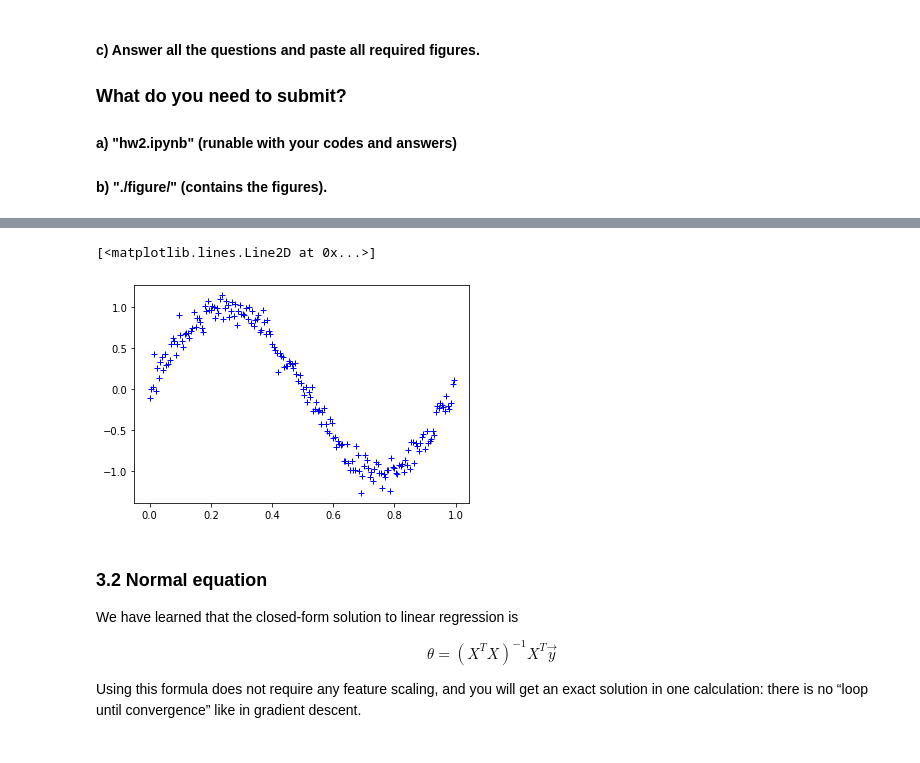
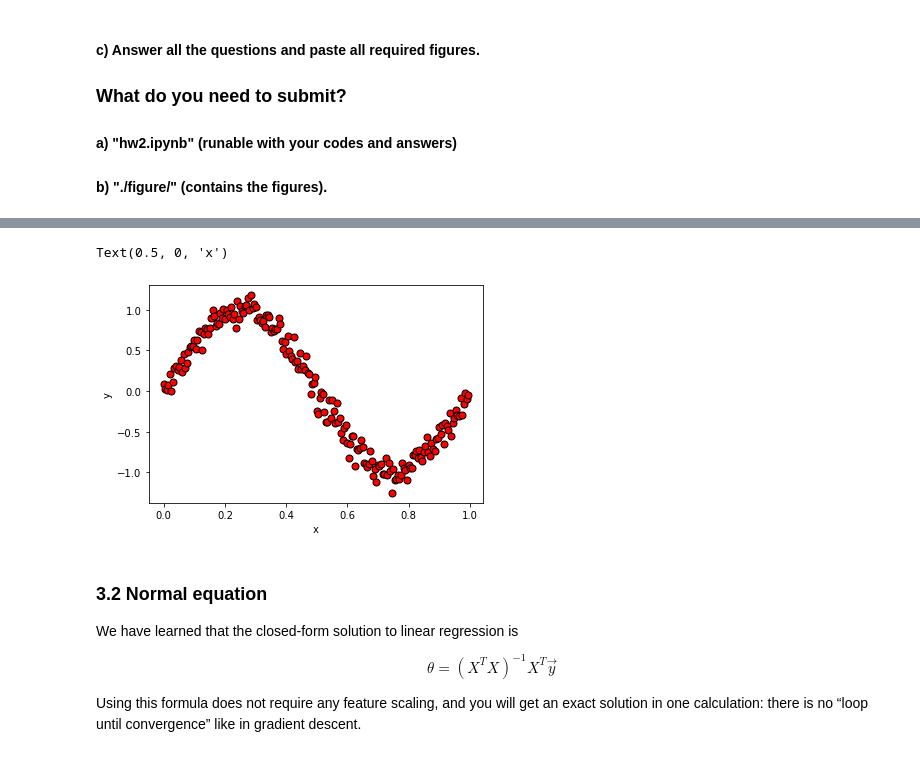
Before and after one commit to cmhay/MachineLearningHomework, a Jupyter notebook: HW2/HW2/hw2.ipynb, the cells around one changed output, grey strips where cells are left out. Drawn from its saved outputs; the diff is of its cells as text; code cells hidden in the pictures.

```diff
--- a/HW2/HW2/hw2.ipynb
+++ b/HW2/HW2/hw2.ipynb
@@ -129,21 +122,25 @@ Once generate the dataset, we can plot it out. You should get a similar figure l
 # %%
 # Create training dataset
 m = 200
 mu = 0
 sigma = 0.1
 X_data = np.array([(i)/(m) for i in range(m)])
 
 # [CHECKPOINT 1][5 points]
 # Calculate Y
 # Plot the dataset
 # ======================= YOUR CODE HERE ===========================
+y = np.sin(2 * np.pi * X_data) + np.random.normal(mu, sigma, m)
 
-
+fig = plt.figure()  # open a new figure
+plt.plot(X_data, y, 'ro', mec='k', ms=7)
+plt.ylabel('y')
+plt.xlabel('x')
 
 # ==================================================================
 # %% [output]
-[<matplotlib.lines.Line2D at 0x...>]
+Text(0.5, 0, 'x')
-[figure, old version]
+[figure, new version]
 # %% [markdown]
 ### 3.2 Normal equation
 
```
Also changed, not shown: parts of 18 cells of this notebook, 2 other files.
